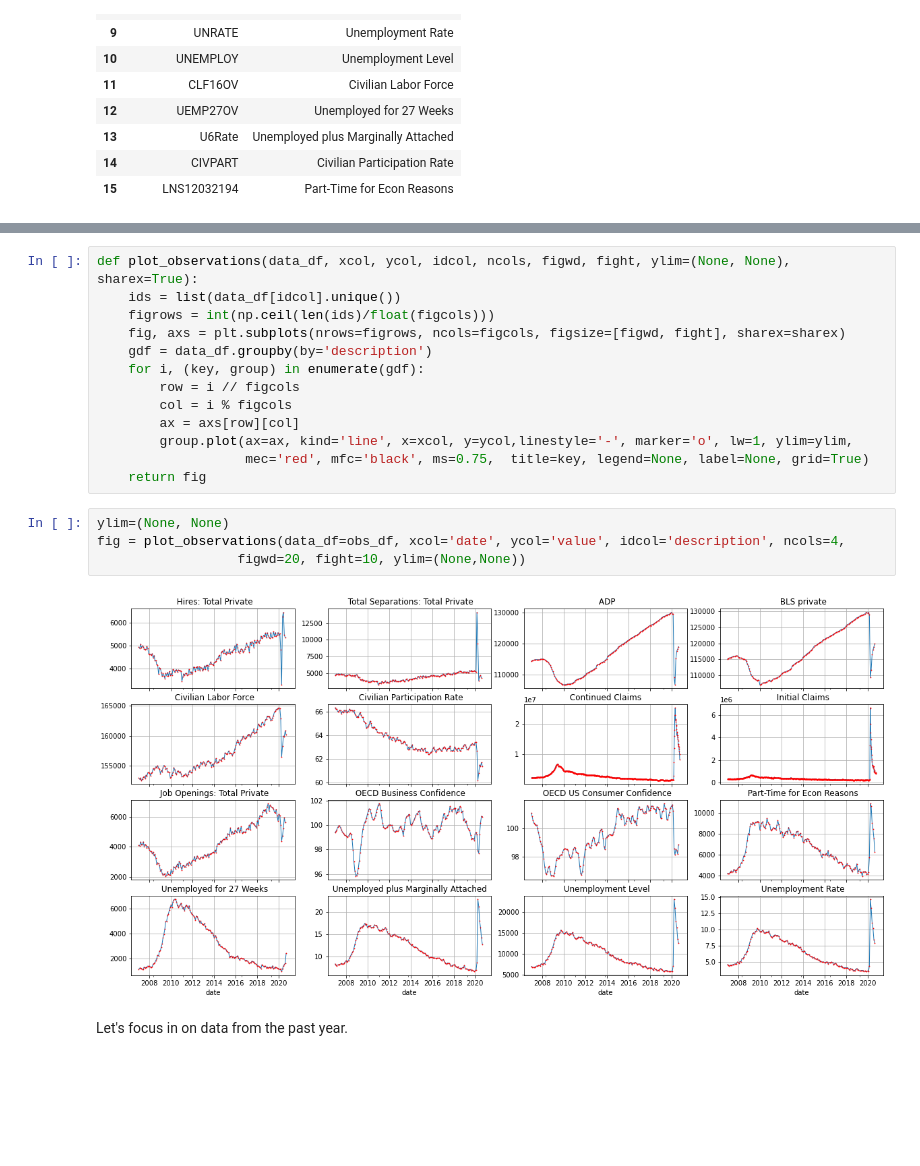
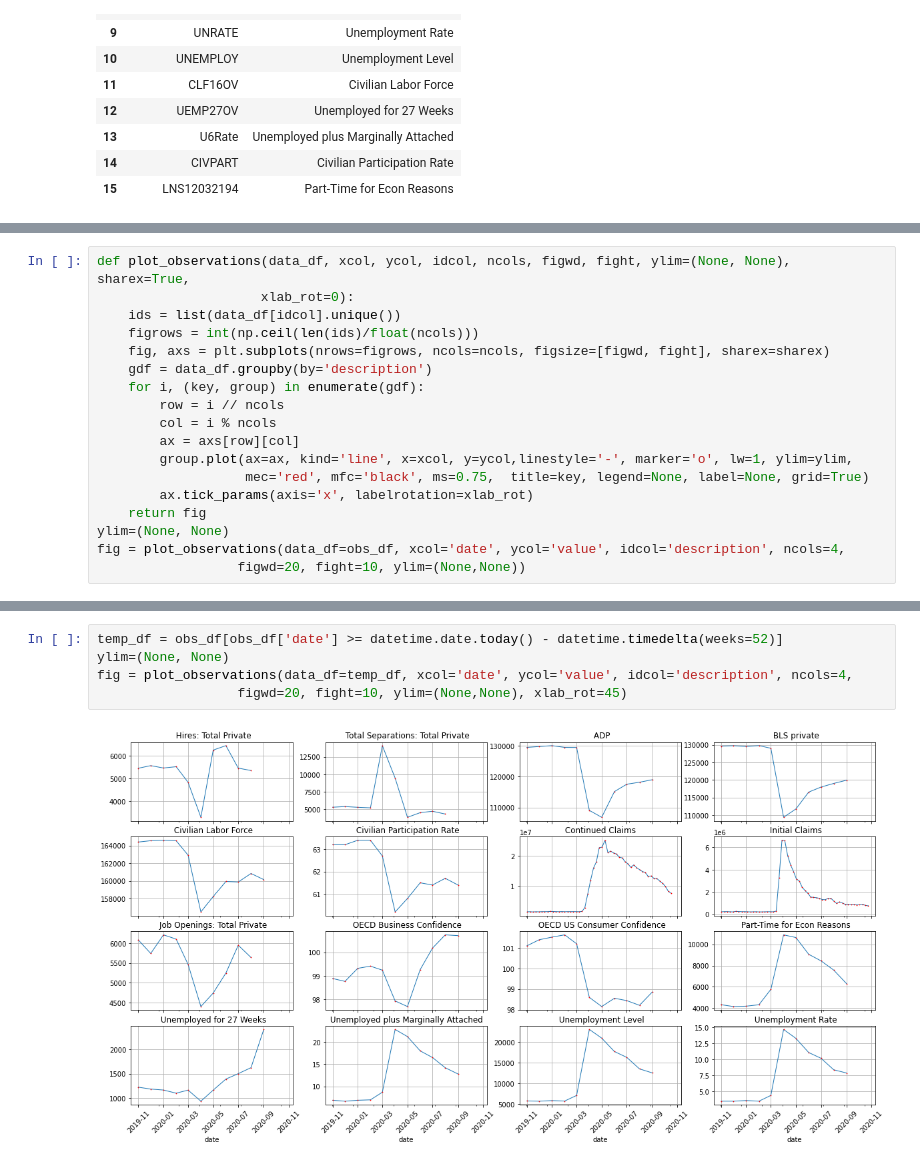
Before and after one commit to jhmuller/job-forecasting, a Jupyter notebook: _notebooks/fred.ipynb, the cells around one changed output, grey strips where cells are left out. Saved outputs shown, nothing was run; the diff lists cells and outputs as text; blank space fills up the shorter version.

```diff
--- a/_notebooks/fred.ipynb
+++ b/_notebooks/fred.ipynb
@@ -144,0 +144,18 @@ print(obs_df.tail(4))
+# %%
+def plot_observations(data_df, xcol, ycol, idcol, ncols, figwd, fight, ylim=(None, None), sharex=True,
+                     xlab_rot=0):
+    ids = list(data_df[idcol].unique())
+    figrows = int(np.ceil(len(ids)/float(ncols)))
+    fig, axs = plt.subplots(nrows=figrows, ncols=ncols, figsize=[figwd, fight], sharex=sharex)
+    gdf = data_df.groupby(by='description')
+    for i, (key, group) in enumerate(gdf):
+        row = i // ncols
+        col = i % ncols
+        ax = axs[row][col]
+        group.plot(ax=ax, kind='line', x=xcol, y=ycol,linestyle='-', marker='o', lw=1, ylim=ylim,
+                   mec='red', mfc='black', ms=0.75,  title=key, legend=None, label=None, grid=True)
+        ax.tick_params(axis='x', labelrotation=xlab_rot)
+    return fig
+ylim=(None, None)
+fig = plot_observations(data_df=obs_df, xcol='date', ycol='value', idcol='description', ncols=4,
+                  figwd=20, fight=10, ylim=(None,None))
@@ -151,21 +175,7 @@ Our target is BLS private.  Looks like the ADP data is tracking it really well a
-# %%
-def plot_observations(data_df, xcol, ycol, idcol, ncols, figwd, fight, ylim=(None, None), sharex=True):
-    ids = list(data_df[idcol].unique())
-    figrows = int(np.ceil(len(ids)/float(figcols)))
-    fig, axs = plt.subplots(nrows=figrows, ncols=figcols, figsize=[figwd, fight], sharex=sharex)
-    gdf = data_df.groupby(by='description')
-    for i, (key, group) in enumerate(gdf):
-        row = i // figcols
-        col = i % figcols
-        ax = axs[row][col]
-        group.plot(ax=ax, kind='line', x=xcol, y=ycol,linestyle='-', marker='o', lw=1, ylim=ylim,
-                   mec='red', mfc='black', ms=0.75,  title=key, legend=None, label=None, grid=True)
-    return fig
 # %%
+temp_df = obs_df[obs_df['date'] >= datetime.date.today() - datetime.timedelta(weeks=52)]
 ylim=(None, None)
-fig = plot_observations(data_df=obs_df, xcol='date', ycol='value', idcol='description', ncols=4,
-                  figwd=20, fight=10, ylim=(None,None))
+fig = plot_observations(data_df=temp_df, xcol='date', ycol='value', idcol='description', ncols=4,
+                  figwd=20, fight=10, ylim=(None,None), xlab_rot=45)
 # %% [output]
-[figure, old version]
+[figure, new version]
-# %% [markdown]
-Let's focus in on data from the past year.
```
Also changed, not shown: parts of 14 cells of this notebook, 4 other files.
